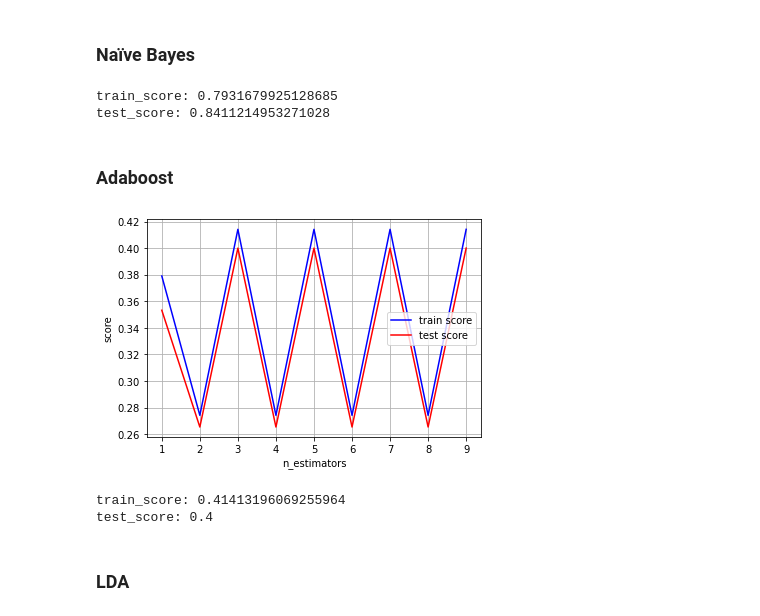
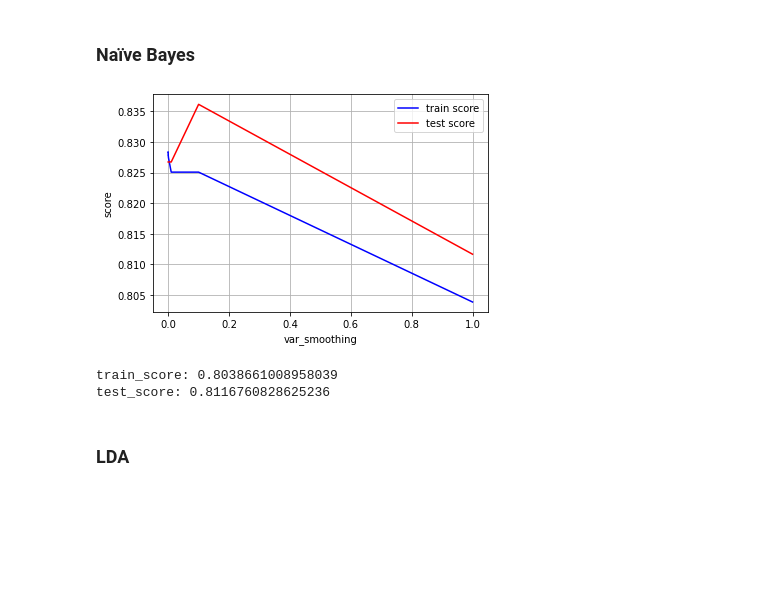
Before and after one commit to fleonzuniga/R.Patrones-Inv._Corta_2, a Jupyter notebook: Investigación Corta 2.ipynb, the cells around one changed output. Cells and saved outputs as stored; diff of their text form; code cells hidden in the pictures; blank space fills up the shorter version.

```diff
--- a/Investigación Corta 2.ipynb
+++ b/Investigación Corta 2.ipynb
@@ -469,5 +477,5 @@ plt.show()
 # %%
-clf = svm.SVC(C=5)
+clf = svm.SVC(C=4)
 clf.fit(x_train,y_train)
 SVM_prediction =clf.predict(x_test)
 train_score = clf.score(x_train,y_train)
@@ -516,54 +522,37 @@ test_score: 0.9813084112149533
 # %% [markdown]
 ### Naïve Bayes
 # %%
-from sklearn.naive_bayes import GaussianNB
-clf = GaussianNB()
-clf.fit(x_train,y_train)
-NaiveBayes_prediction =clf.predict(x_test)
-train_score = clf.score(x_train,y_train)
-test_score = clf.score(x_test,y_test)
-print("train_score:",train_score)
-print("test_score:",test_score)
+Var_Smoothing = []
+train_score = []
+test_score = []
+
+for vs in range(0,10):
+    Var_Smoothing.append(10**-vs)
+    clf = GaussianNB(var_smoothing=10**-vs)
+    clf.fit(x_train,y_train)
+    NaiveBayes_prediction =clf.predict(x_test)
+    train_score.append(clf.score(x_train,y_train))
+    test_score.append(clf.score(x_test,y_test))
+
+plt.plot(Var_Smoothing,train_score,'b',Var_Smoothing,test_score,'r')
+plt.grid()
+plt.xlabel("var_smoothing")
+plt.ylabel("score")
+plt.legend(["train score","test score"])
+plt.show()
 # %% [output]
-train_score: 0.7931679925128685
-test_score: 0.8411214953271028
+[figure, added]
-# %% [markdown]
-### Adaboost
-# %%
-from sklearn.ensemble import AdaBoostClassifier
-
-train_score = []
-test_score = []
-n_estimators_ = []
-learning_rate = []
-
-for n in range(1,10,1):
-    n_estimators_.append(n)
-    clf = AdaBoostClassifier(n_estimators=n,random_state=0)
-    clf.fit(x_train,y_train)
-    prediction =clf.predict(x_test)
-    train_score.append(clf.score(x_train,y_train))
-    test_score.append(clf.score(x_test,y_test))
-
-plt.plot(n_estimators_,train_score,'b',n_estimators_,test_score,'r')
-plt.grid()
-plt.xlabel("n_estimators")
-plt.ylabel("score")
-plt.legend(["train score","test score"])
-plt.show()
-# %% [output]
-[figure, removed]
-# %%
-clf = AdaBoostClassifier(n_estimators=3,random_state=0)
-clf.fit(x_train,y_train)
-AdaBoost_prediction =clf.predict(x_test)
-train_score = clf.score(x_train,y_train)
-test_score = clf.score(x_test,y_test)
-print("train_score:",train_score)
-print("test_score:",test_score)
-# %% [output]
-train_score: 0.41413196069255964
-test_score: 0.4
+# %%
+clf = GaussianNB(var_smoothing=1)
+clf.fit(x_train,y_train)
+NaiveBayes_prediction =clf.predict(x_test)
+train_score = clf.score(x_train,y_train)
+test_score = clf.score(x_test,y_test)
+print("train_score:",train_score)
+print("test_score:",test_score)
+# %% [output]
+train_score: 0.8038661008958039
+test_score: 0.8116760828625236
 # %% [markdown]
 ### LDA
 # %%
```
Also changed, not shown: parts of 34 cells of this notebook.
